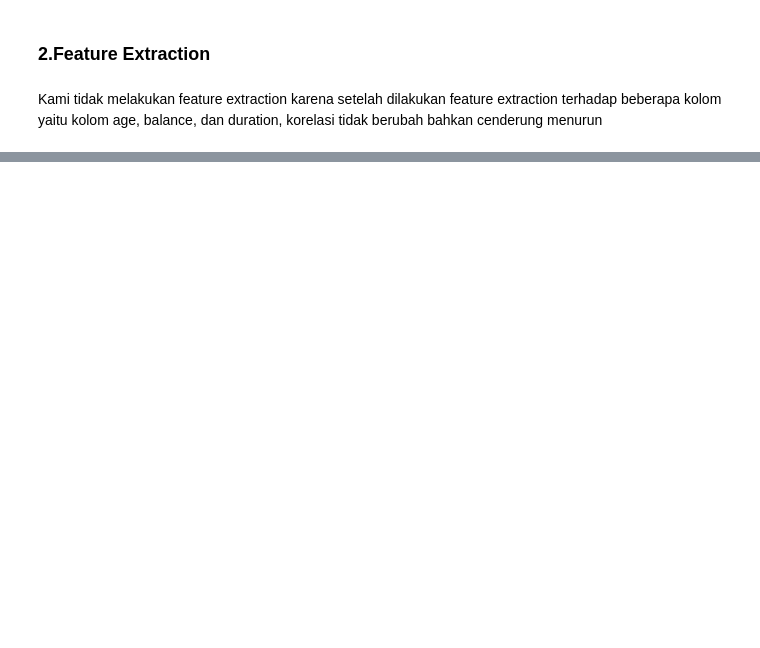
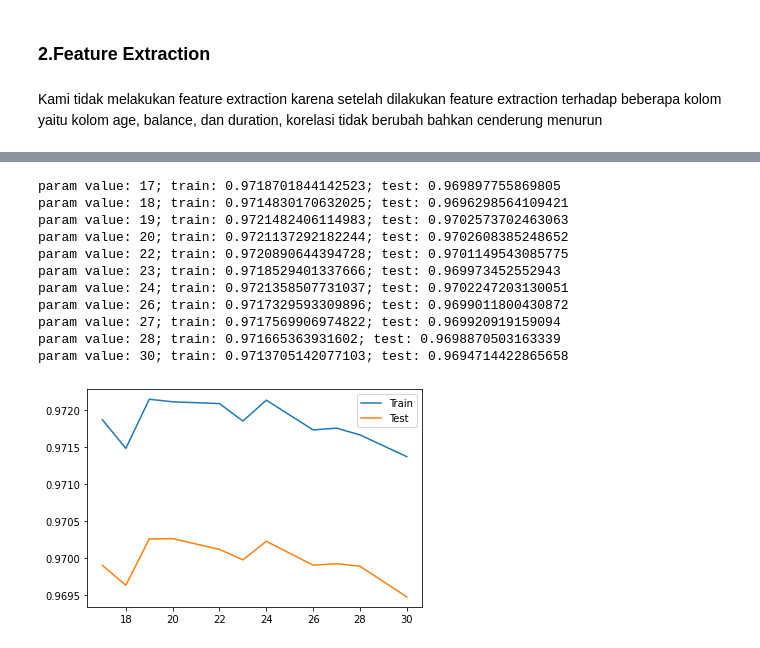
Before and after one commit to yahdiarif/Final-Project-kel-12, a Jupyter notebook: Bank_Marketing_Target_Final_Project_(group_12).ipynb, the cells around one changed output, grey strips where cells are left out. Cells and saved outputs as stored; diff of their text form; code cells hidden in the pictures; blank space fills up the shorter version.

```diff
--- a/Bank_Marketing_Target_Final_Project_(group_12).ipynb
+++ b/Bank_Marketing_Target_Final_Project_(group_12).ipynb
@@ -640,0 +785,6 @@ Kami tidak melakukan feature extraction karena setelah dilakukan feature extract
+# %%
+# decision tree
+from sklearn.tree import DecisionTreeClassifier # import decision tree dari sklearn
+dt = DecisionTreeClassifier() # inisiasi object dengan nama dt
+dt.fit(X_train, y_train) # fit model decision tree dari data train
+eval_classification(dt)
@@ -640,0 +802,7 @@ Kami tidak melakukan feature extraction karena setelah dilakukan feature extract
+# %%
+#randomforest
+from sklearn.ensemble import RandomForestClassifier
+
+rf = RandomForestClassifier(random_state=42)
+rf.fit(X_train, y_train)
+eval_classification(rf)
@@ -640,0 +820,6 @@ Kami tidak melakukan feature extraction karena setelah dilakukan feature extract
+# %%
+from xgboost import XGBClassifier
+
+xg = XGBClassifier()
+xg.fit(X_train, y_train)
+eval_classification(xg)
@@ -640,0 +835,41 @@ Kami tidak melakukan feature extraction karena setelah dilakukan feature extract
+# %%
+#learning curve
+param_values = [int(x) for x in np.linspace(17, 30, num = 11)] #min_child_weight
+#param_values = [int(x) for x in np.linspace(30, 100, num = 11)] #max_depth
+
+train_scores = []
+test_scores = []
+
+for c in param_values:
+    model = XGBClassifier(min_child_weight=c)
+    model.fit(X_train, y_train)
+
+    # eval on train
+    y_pred_train_proba = model.predict_proba(X_train)
+    train_auc = roc_auc_score(y_train, y_pred_train_proba[:,1])
+    train_scores.append(train_auc)
+
+    # eval on test
+    y_pred_proba = model.predict_proba(X_test)
+    test_auc = roc_auc_score(y_test, y_pred_proba[:,1])
+    test_scores.append(test_auc)
+
+    print('param value: ' + str(c) + '; train: ' + str(train_auc) + '; test: '+ str(test_auc))
+
+plt.plot(param_values, train_scores, label='Train')
+plt.plot(param_values, test_scores, label='Test')
+plt.legend()
+plt.show()
+# %% [output]
+param value: 17; train: 0.9718701844142523; test: 0.969897755869805
+param value: 18; train: 0.9714830170632025; test: 0.9696298564109421
+param value: 19; train: 0.9721482406114983; test: 0.9702573702463063
+param value: 20; train: 0.9721137292182244; test: 0.9702608385248652
+param value: 22; train: 0.9720890644394728; test: 0.9701149543085775
+param value: 23; train: 0.9718529401337666; test: 0.969973452552943
+param value: 24; train: 0.9721358507731037; test: 0.9702247203130051
+param value: 26; train: 0.9717329593309896; test: 0.9699011800430872
+param value: 27; train: 0.9717569906974822; test: 0.969920919159094
+param value: 28; train: 0.971665363931602; test: 0.9698870503163339
+param value: 30; train: 0.9713705142077103; test: 0.9694714422865658
+[figure, added]
```
Also changed, not shown: parts of 43 cells of this notebook.
